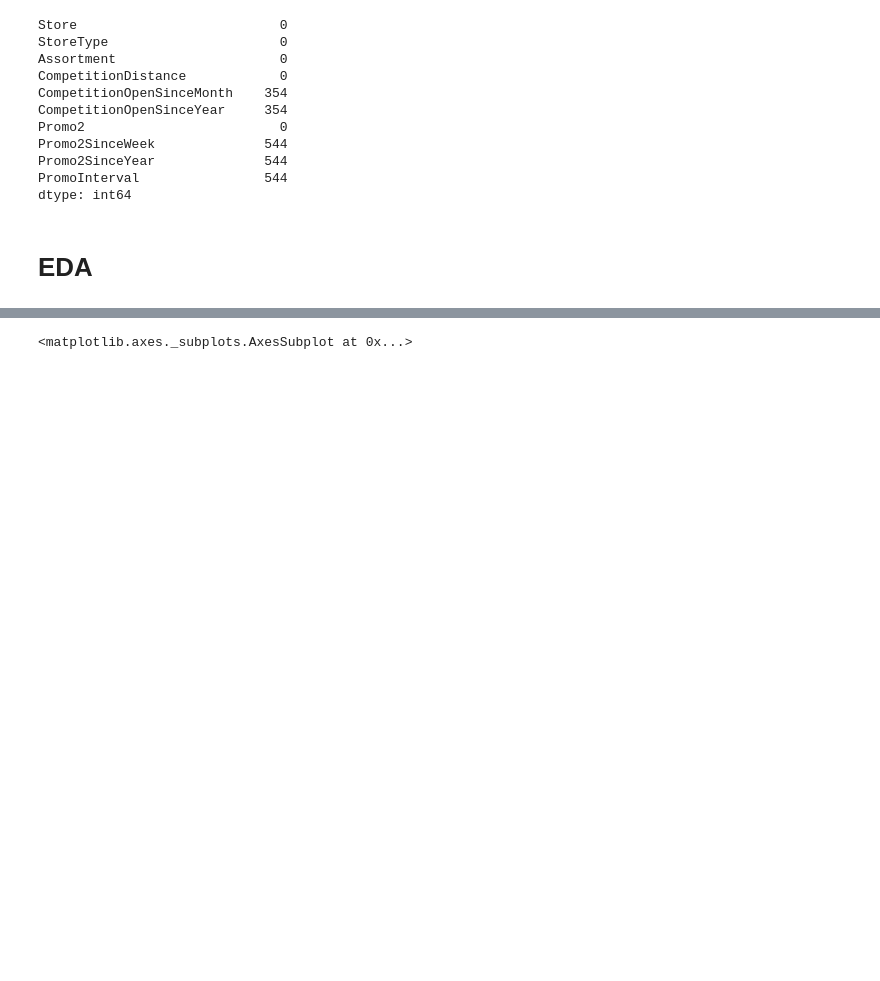
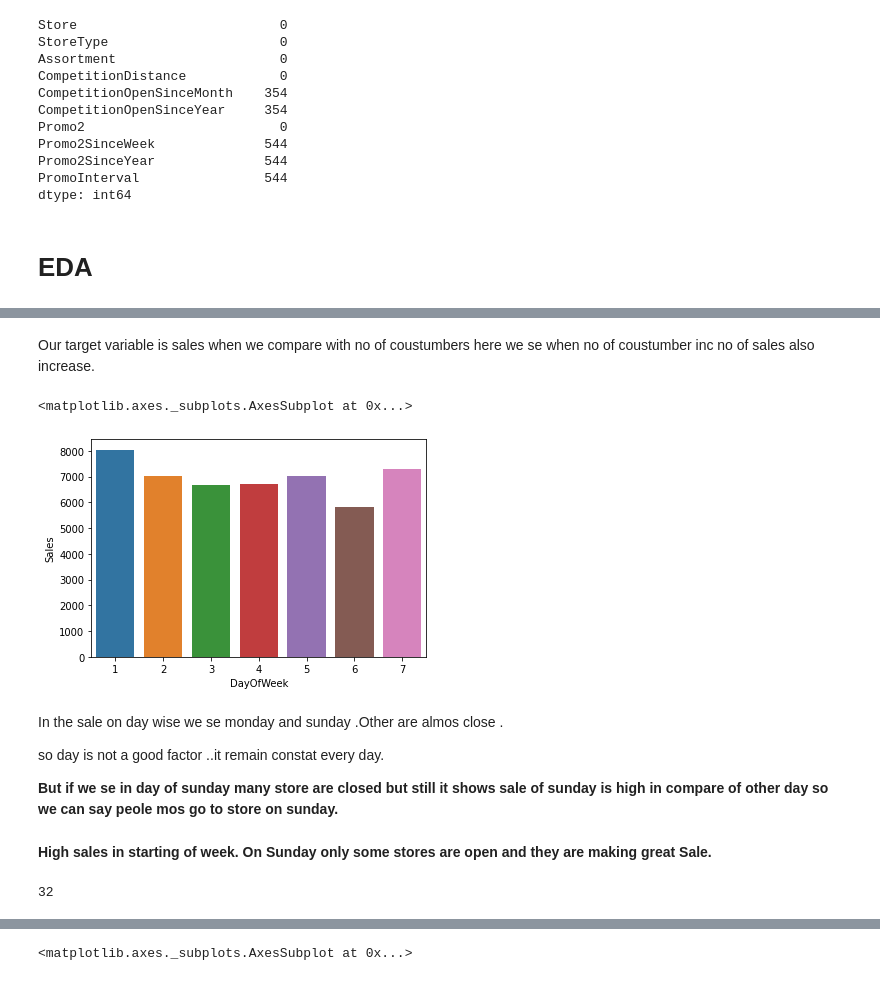
Before and after one commit to satyam-jyoti-sankar/Rossmann-Sales-Prediction-, a Jupyter notebook: Rossmann_Sales_Prediction_Capstone_Project.ipynb, the cells around one changed output, grey strips where cells are left out. Drawn from its saved outputs; the diff is of its cells as text; code cells hidden in the pictures; blank space fills up the shorter version.

```diff
--- a/Rossmann_Sales_Prediction_Capstone_Project.ipynb
+++ b/Rossmann_Sales_Prediction_Capstone_Project.ipynb
@@ -257,0 +271,22 @@ dtype: int64
+# %% [markdown]
+Our target variable is sales when we compare with no of coustumbers here we se when no of coustumber inc no of sales also increase.
+# %%
+# How Sales differ in each day of week
+Avg_week_sales = pd.DataFrame(sales_df.groupby('DayOfWeek').agg({'Sales':'mean'}))
+sns.barplot(x=Avg_week_sales.index, y = Avg_week_sales['Sales'])
+# %% [output]
+<matplotlib.axes._subplots.AxesSubplot at 0x...>
+[figure, added]
+# %% [markdown]
+In the sale on day wise we se monday and sunday .Other are almos close .
+
+so day is not a good factor ..it remain constat every day.
+
+**But if we se in day of sunday many store are closed but still it shows sale of sunday is high in compare of other day so we can say peole mos go to store on sunday.**
+# %% [markdown]
+**High sales in starting of week. On Sunday only some stores are open and they are making great Sale.**
+# %%
+# Store open on Sunday
+len(sales_df[(sales_df['DayOfWeek']==7)]['Store'].unique())
+# %% [output]
+32
```
Also changed, not shown: parts of 32 cells of this notebook.
